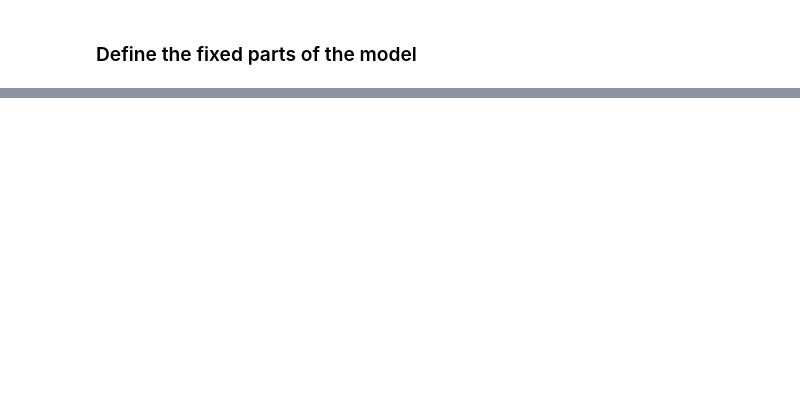
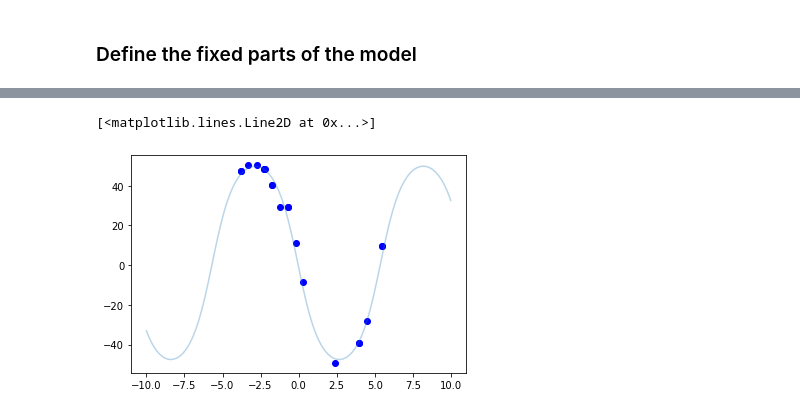
Before and after one commit to Loop3D/LoopStructural, a Jupyter notebook: notebooks/Fold probabilistic.ipynb, the cells around one changed output, grey strips where cells are left out. Drawn from its saved outputs; the diff is of its cells as text; code cells hidden in the pictures; blank space fills up the shorter version.

```diff
--- a/notebooks/Fold probabilistic.ipynb
+++ b/notebooks/Fold probabilistic.ipynb
@@ -110,8 +106,8 @@ from LoopStructural.modelling.fold import fourier_series
 model = GeologicalModel(boundary_points[0,:],boundary_points[1,:])
 model.set_model_data(mdata)
 fold_frame = model.create_and_add_fold_frame('s1',
-                                             interpolatortype='FDI',
+                                             interpolatortype='PLI',
                                              nelements=10000,buffer=0.5,
-                                             solver='pyamg',
+                                             solver='lu',
                                             damp=True
                                             )
@@ -163,2 +214,12 @@ def log_probability(theta):
+# %%
+x = np.linspace(-10,10,100)
+plt.plot(stratigraphy['fold'].fold_limb_rotation.fold_frame_coordinate,stratigraphy['fold'].fold_limb_rotation.rotation_angle,'bo')
+wl, c0, c1, c2, sig = soln['x']
+plt.plot(x,np.rad2deg(
+            np.arctan(
+                fourier_series(x, c0, c1, c2, wl))),alpha=0.3)
+# %% [output]
+[<matplotlib.lines.Line2D at 0x...>]
+[figure, added]
 # %%
 import emcee
```
Also changed, not shown: parts of 20 cells of this notebook, 5 other files.
